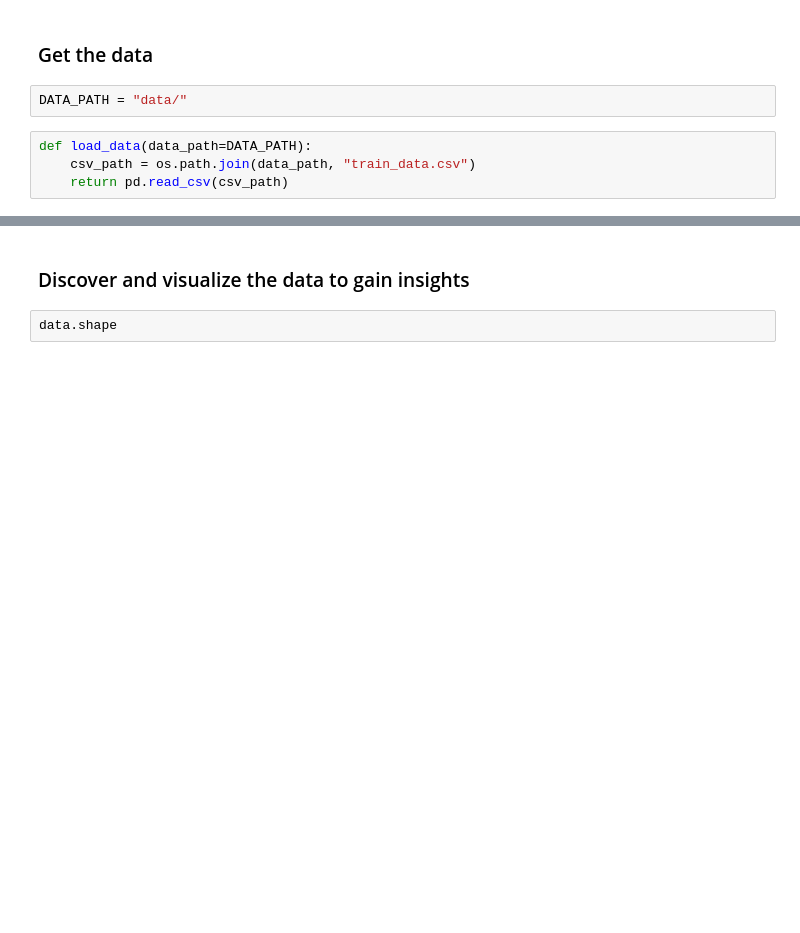
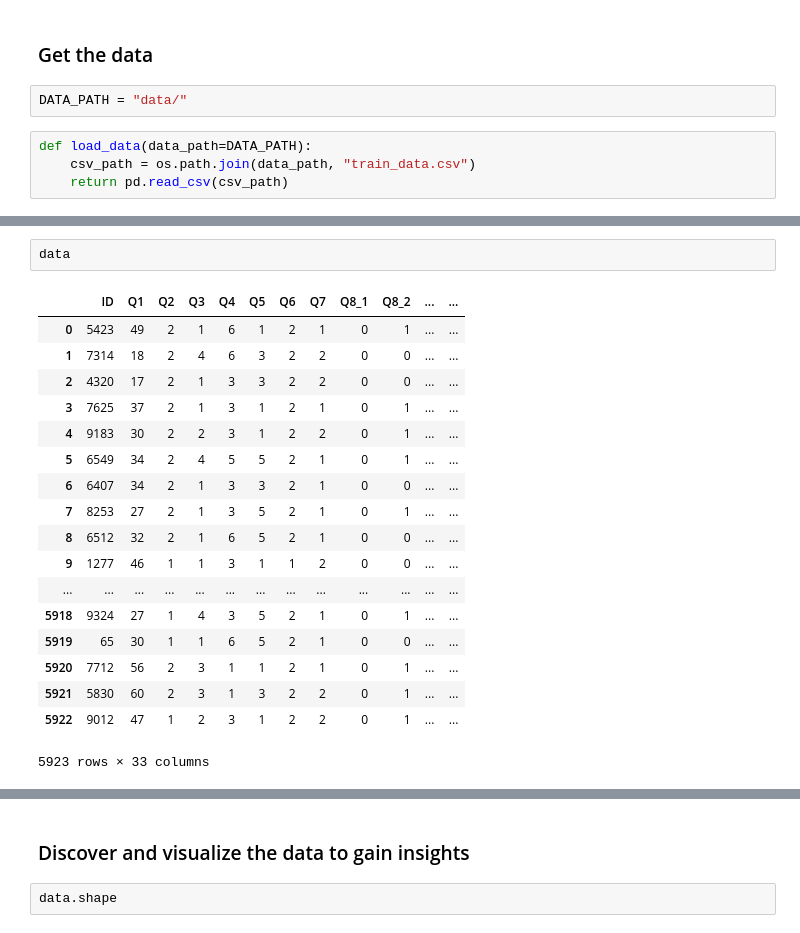
Before and after one commit to mushi2/python, a Jupyter notebook: regression_module/Regression.ipynb, the cells around one changed output, grey strips where cells are left out. Drawn from its saved outputs; the diff is of its cells as text; blank space fills up the shorter version.

```diff
--- a/regression_module/Regression.ipynb
+++ b/regression_module/Regression.ipynb
@@ -257,0 +287,21 @@ data.head()
+# %%
+data
+# %% [output]
+|  | ID | Q1 | Q2 | Q3 | Q4 | Q5 | Q6 | Q7 | Q8_1 | Q8_2 | ... | ... |
+| 0 | 5423 | 49 | 2 | 1 | 6 | 1 | 2 | 1 | 0 | 1 | ... | ... |
+| 1 | 7314 | 18 | 2 | 4 | 6 | 3 | 2 | 2 | 0 | 0 | ... | ... |
+| 2 | 4320 | 17 | 2 | 1 | 3 | 3 | 2 | 2 | 0 | 0 | ... | ... |
+| 3 | 7625 | 37 | 2 | 1 | 3 | 1 | 2 | 1 | 0 | 1 | ... | ... |
+| 4 | 9183 | 30 | 2 | 2 | 3 | 1 | 2 | 2 | 0 | 1 | ... | ... |
+| 5 | 6549 | 34 | 2 | 4 | 5 | 5 | 2 | 1 | 0 | 1 | ... | ... |
+| 6 | 6407 | 34 | 2 | 1 | 3 | 3 | 2 | 1 | 0 | 0 | ... | ... |
+| 7 | 8253 | 27 | 2 | 1 | 3 | 5 | 2 | 1 | 0 | 1 | ... | ... |
+| 8 | 6512 | 32 | 2 | 1 | 6 | 5 | 2 | 1 | 0 | 0 | ... | ... |
+| 9 | 1277 | 46 | 1 | 1 | 3 | 1 | 1 | 2 | 0 | 0 | ... | ... |
+| ... | ... | ... | ... | ... | ... | ... | ... | ... | ... | ... | ... | ... |
+| 5918 | 9324 | 27 | 1 | 4 | 3 | 5 | 2 | 1 | 0 | 1 | ... | ... |
+| 5919 | 65 | 30 | 1 | 1 | 6 | 5 | 2 | 1 | 0 | 0 | ... | ... |
+| 5920 | 7712 | 56 | 2 | 3 | 1 | 1 | 2 | 1 | 0 | 1 | ... | ... |
+| 5921 | 5830 | 60 | 2 | 3 | 1 | 3 | 2 | 2 | 0 | 1 | ... | ... |
+| 5922 | 9012 | 47 | 1 | 2 | 3 | 1 | 2 | 2 | 0 | 1 | ... | ... |
+5923 rows × 33 columns
```
Also changed, not shown: parts of 41 cells of this notebook, 11 other files.
